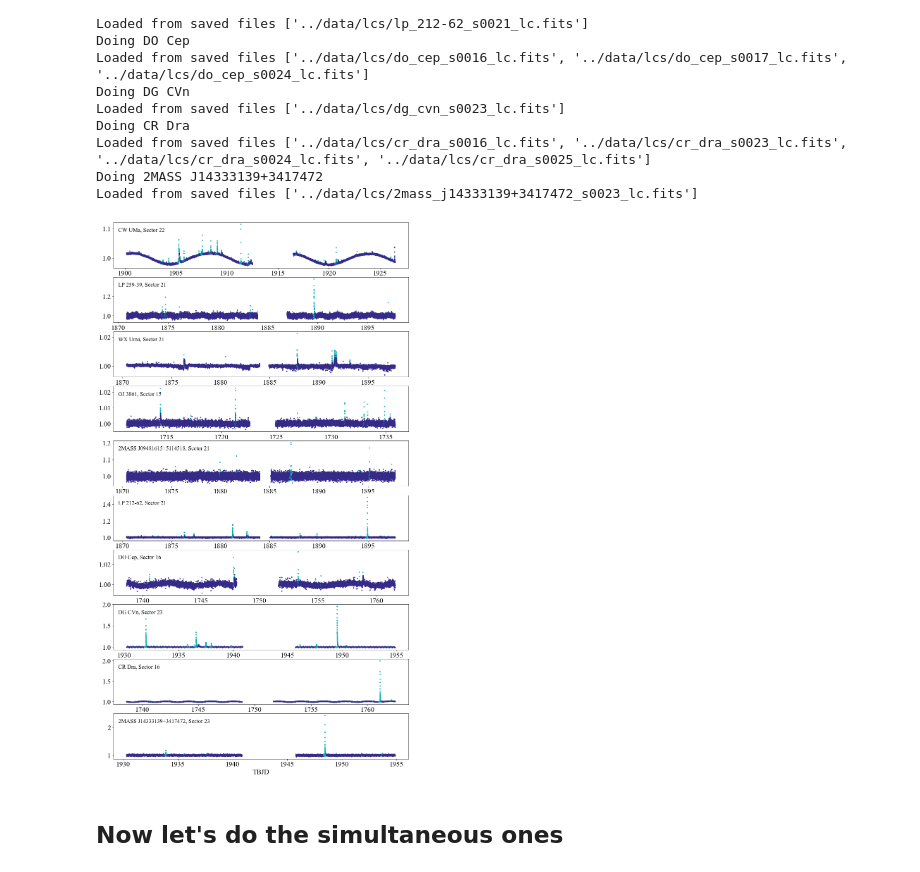
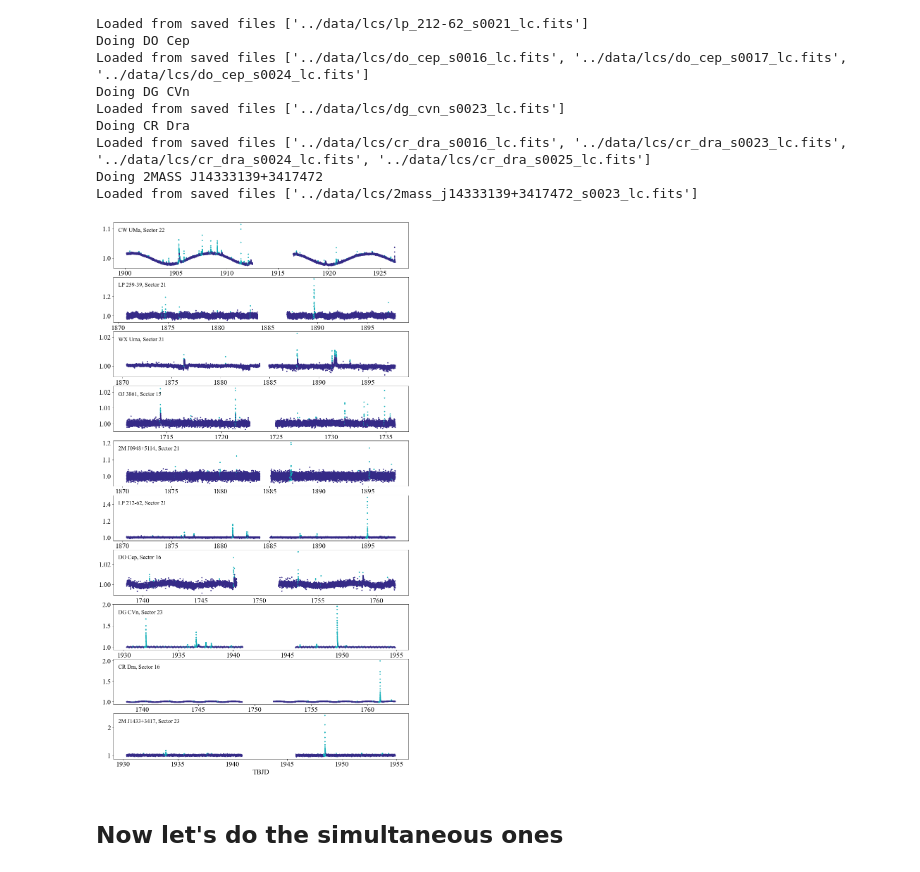
Before and after one commit to benjaminpope/mtv, a Jupyter notebook: notebooks/paper_plots.ipynb, the cells around one changed output. Saved outputs shown, nothing was run; the diff lists cells and outputs as text; code cells hidden in the pictures.

```diff
--- a/notebooks/paper_plots.ipynb
+++ b/notebooks/paper_plots.ipynb
@@ -115,9 +115,12 @@ paper_xray = Column([r'$%s$' % xr for xr in xray],name='X-ray Lum.',unit=r'($10^
 paper_rot = []
 for j, per in enumerate(lit):
     if lit.mask[j] or per == '?':
-        paper_rot.append(r'%.2g$^\dagger$' % float(measured[j]))
+        if names[j] in quiescent:
+            paper_rot.append('--')
+        else:
+            paper_rot.append(r'%.2g$^\dagger$' % float(measured[j]))
     else:
-        paper_rot.append(r'%.2g' % float(per))
+        paper_rot.append(r'%.3g' % float(per))
 paper_rot = Column(paper_rot,name='Rotation Period',unit=r'(d$^{-1}$)')
 paper_flare = Column([float('%.3g' % frate) for frate in flarerate],name='Flare Rate',unit=r'(d$^{-1}$)')
 paper_name = Column([twomass_short(name) for name in names], name='Name')
@@ -129,5 +132,7 @@ caption += r' Rotation periods are from literature, except those denoted by dagg
 caption += r' \label{table:papertable}'
 
 
-ascii.write(paper_table, 'paper_table.tex', Writer = ascii.AASTex,
+ascii.write(paper_table,sys.stdout, Writer = ascii.AASTex,
             latexdict = {'tabletype': 'deluxetable','caption':caption})
+# ascii.write(paper_table, 'paper_table.tex', Writer = ascii.AASTex,
+#             latexdict = {'tabletype': 'deluxetable','caption':caption})
@@ -467,35 +490,35 @@ plt.rcParams['font.size'] = 18
 
 for j, lc in enumerate(all_lcs):
     c=np.ones(len(all_preds[j]), dtype='U10')
     c[all_preds[j] < 0.6] = parula_colors[0]
     c[all_preds[j] >=0.6] = parula_colors[110]
 
     lcc = lc.remove_nans()
     ax = axes[j]
     ax.set_rasterized(True)
-    ax.scatter(lcc.time.value,lcc.flux,c=c,label='%s, Sector %d' % (active[j],lcc.sector),
+    ax.scatter(lcc.time.value,lcc.flux,c=c,label='%s, Sector %d' % (twomass_short(active[j]),lcc.sector),
                vmin=0, vmax=1, s=6, cmap=parula.reversed())
     leg = ax.legend(frameon=False,loc=2,handlelength=0, handletextpad=0,fontsize=16)
     for item in leg.legendHandles:
         item.set_visible(False)
 
 #         ax.set_ylim(0.93,1.1)
     if j == 9:
         ax.set_xlabel('TBJD')
 #     except:
 #         lcc = lc.remove_nans()
 #         ax = axes[j]
 #         ax.set_rasterized(True)
 #         ax.plot(lcc.time.value,lcc.flux,'.k',label='%s, Sector %d' % (active[j],lcc.sector),markersize=6)
 #         leg = ax.legend(frameon=False,loc=2,fontsize=16)
 # #         ax.set_ylim(0.93,1.1)
 #         if j == 9:
 #             ax.set_xlabel('TBJD')
 
 plt.savefig('active_stars_1_sector.png',bbox_inches='tight',rasterized=True)
 plt.savefig('active_stars_1_sector.pdf',bbox_inches='tight',rasterized=True)
 # %% [output]
-[figure, old version]
+[figure, new version]
 # %% [markdown]
 ## Now let's do the simultaneous ones
 # %%
```
Also changed, not shown: parts of 1 cell of this notebook, 44 other files.
